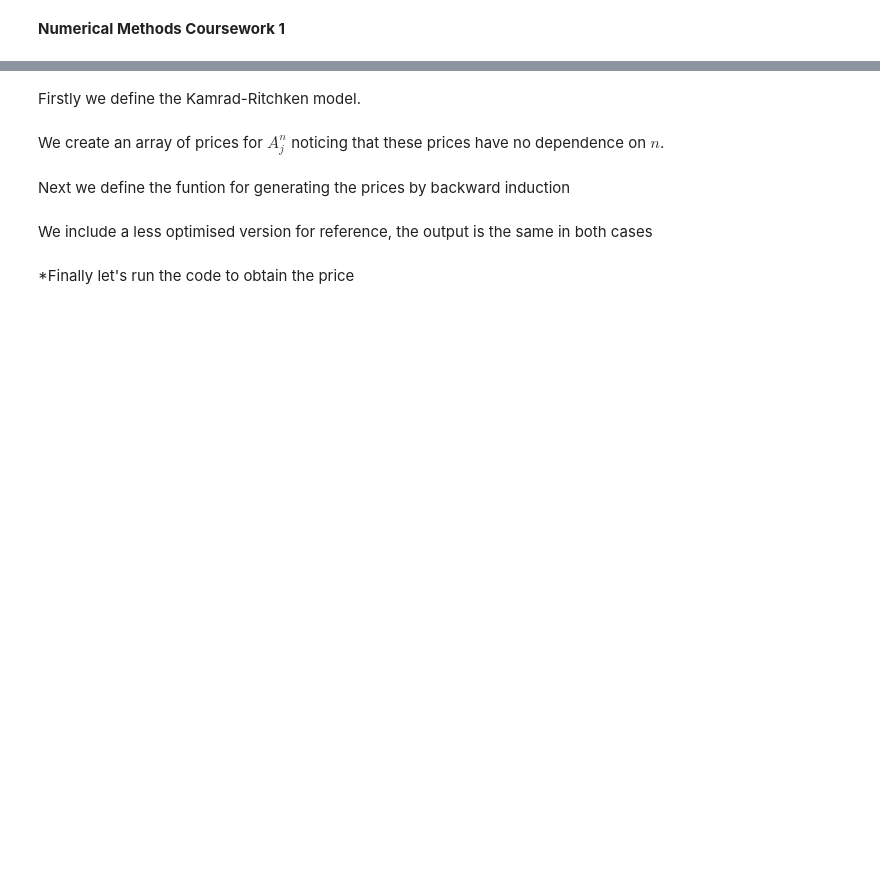
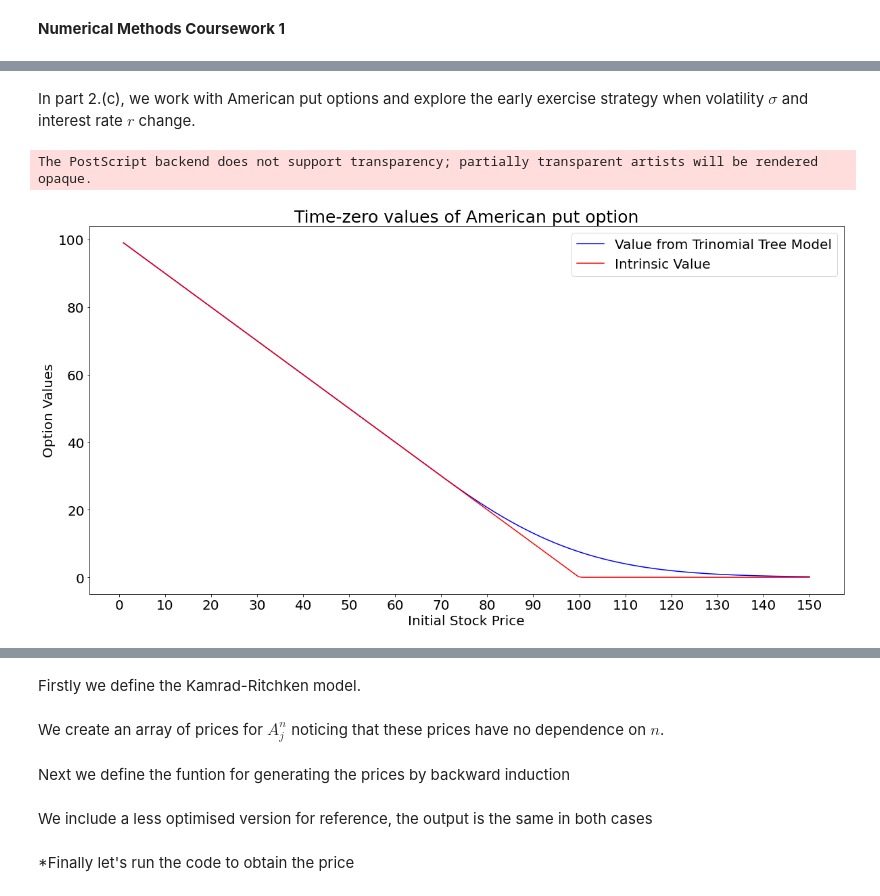
Before and after one commit to akermangeo/NumericalMethods1, a Jupyter notebook: projectCode.ipynb, the cells around one changed output, grey strips where cells are left out. Drawn from its saved outputs; the diff is of its cells as text; code cells hidden in the pictures; blank space fills up the shorter version.

```diff
--- a/projectCode.ipynb
+++ b/projectCode.ipynb
@@ -8,0 +209,28 @@ from scipy.optimize import curve_fit
+# %% [markdown]
+In part 2.(c), we work with American put options and explore the early exercise strategy when volatility $\sigma$ and interest rate $r$ change.
+# %%
+r, T, sigma, K ,N, lamda =  0.01, 1, 0.2, 100, 500, 1.25
+u, qu, qm, qd, R = KRparam(lamda, sigma, T/N, r)
+s0_min = 1
+s0_max = 150
+s0_val = np.linspace(s0_min,s0_max,200)
+
+PutPayoff = lambda x : np.maximum(K - x, 0)
+A_Put_intrinsic = PutPayoff(s0_val)
+A_Put_V = np.array([TrinomialTreeAmerican(s0, u, qu, qm, qd, R, N, PutPayoff)[0][0,0] for s0 in s0_val])
+data = np.column_stack([A_Put_intrinsic.T, A_Put_V.T])
+early_exercise_data_put = pd.DataFrame(data= data, index = s0_val, columns = ['American put intrinsic value', 'American put option value'])
+fig, ax = plt.subplots(figsize = (20,10))
+ax.plot(s0_val, early_exercise_data_put['American put option value'], color = 'b', label = 'Value from Trinomial Tree Model')
+ax.plot(s0_val, early_exercise_data_put['American put intrinsic value'], color = 'r', label = "Intrinsic Value")
+ax.set_xlabel('Initial Stock Price', fontsize = 20)
+ax.set_ylabel('Option Values', fontsize = 20)
+ax.set_title('Time-zero values of American put option', fontsize = 25)
+plt.xticks(np.arange(0,160,10),fontsize = 20)
+plt.yticks(fontsize = 20)
+ax.legend(fontsize = 20)
+
+plt.savefig("american_put_intrinsic_v_trinomial.eps")
+# %% [output]
+The PostScript backend does not support transparency; partially transparent artists will be rendered opaque.
+[figure, added]
```
Also changed, not shown: parts of 33 cells of this notebook, 2 other files.
